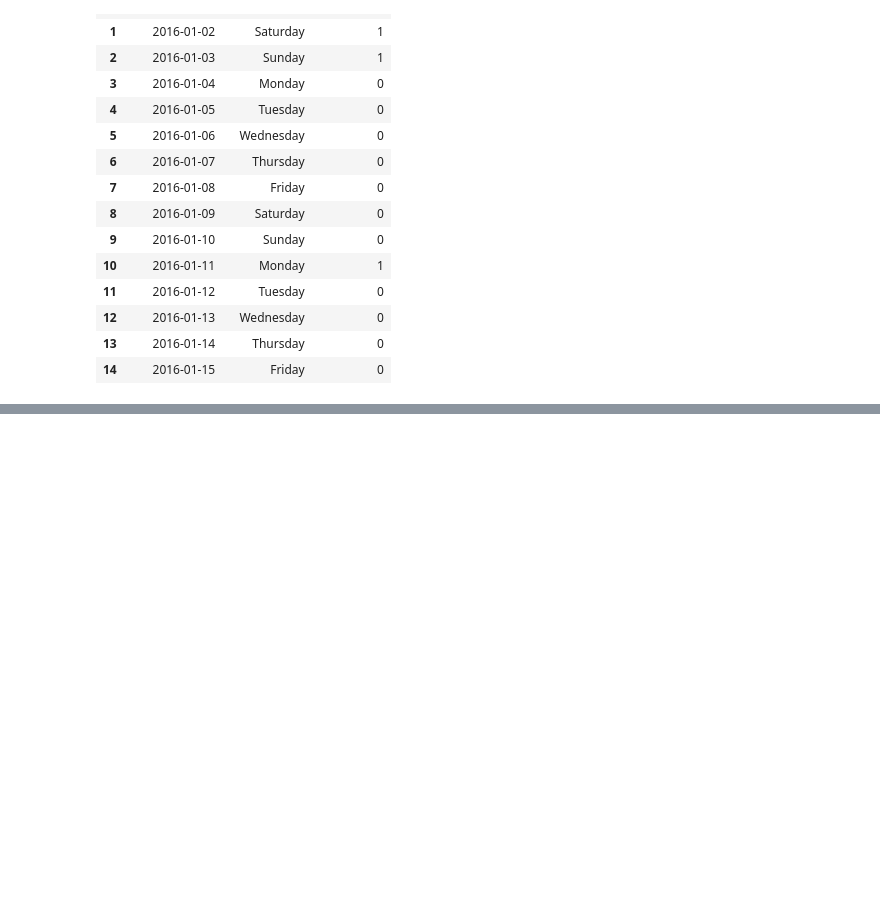
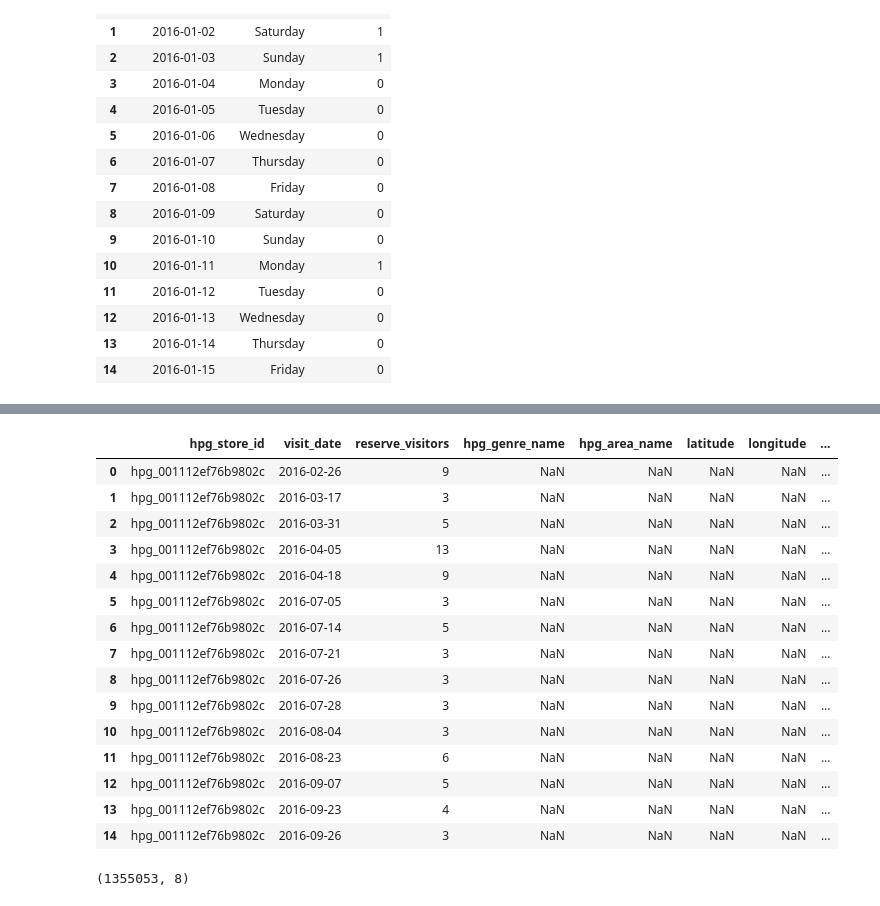
Before and after one commit to dongzhang84/Kaggle, a Jupyter notebook: Restaurant_Visitor_Forecasting/Visitor_forecasting_v1.ipynb, the cells around one changed output, grey strips where cells are left out. Saved outputs shown, nothing was run; the diff lists cells and outputs as text; code cells hidden in the pictures; blank space fills up the shorter version.

```diff
--- a/Restaurant_Visitor_Forecasting/Visitor_forecasting_v1.ipynb
+++ b/Restaurant_Visitor_Forecasting/Visitor_forecasting_v1.ipynb
@@ -192,0 +335,24 @@ Thoughts:
+# %%
+df_hr_visit = df_hr_visit.merge(df_storeid, on = 'hpg_store_id', how = 'left')
+df_hr_visit.head(15)
+# %% [output]
+|  | hpg_store_id | visit_date | reserve_visitors | hpg_genre_name | hpg_area_name | latitude | longitude | ... |
+| 0 | hpg_001112ef76b9802c | 2016-02-26 | 9 | NaN | NaN | NaN | NaN | ... |
+| 1 | hpg_001112ef76b9802c | 2016-03-17 | 3 | NaN | NaN | NaN | NaN | ... |
+| 2 | hpg_001112ef76b9802c | 2016-03-31 | 5 | NaN | NaN | NaN | NaN | ... |
+| 3 | hpg_001112ef76b9802c | 2016-04-05 | 13 | NaN | NaN | NaN | NaN | ... |
+| 4 | hpg_001112ef76b9802c | 2016-04-18 | 9 | NaN | NaN | NaN | NaN | ... |
+| 5 | hpg_001112ef76b9802c | 2016-07-05 | 3 | NaN | NaN | NaN | NaN | ... |
+| 6 | hpg_001112ef76b9802c | 2016-07-14 | 5 | NaN | NaN | NaN | NaN | ... |
+| 7 | hpg_001112ef76b9802c | 2016-07-21 | 3 | NaN | NaN | NaN | NaN | ... |
+| 8 | hpg_001112ef76b9802c | 2016-07-26 | 3 | NaN | NaN | NaN | NaN | ... |
+| 9 | hpg_001112ef76b9802c | 2016-07-28 | 3 | NaN | NaN | NaN | NaN | ... |
+| 10 | hpg_001112ef76b9802c | 2016-08-04 | 3 | NaN | NaN | NaN | NaN | ... |
+| 11 | hpg_001112ef76b9802c | 2016-08-23 | 6 | NaN | NaN | NaN | NaN | ... |
+| 12 | hpg_001112ef76b9802c | 2016-09-07 | 5 | NaN | NaN | NaN | NaN | ... |
+| 13 | hpg_001112ef76b9802c | 2016-09-23 | 4 | NaN | NaN | NaN | NaN | ... |
+| 14 | hpg_001112ef76b9802c | 2016-09-26 | 3 | NaN | NaN | NaN | NaN | ... |
+# %%
+df_hr_visit.shape
+# %% [output]
+(1355053, 8)
```
Also changed, not shown: parts of 18 cells of this notebook.
